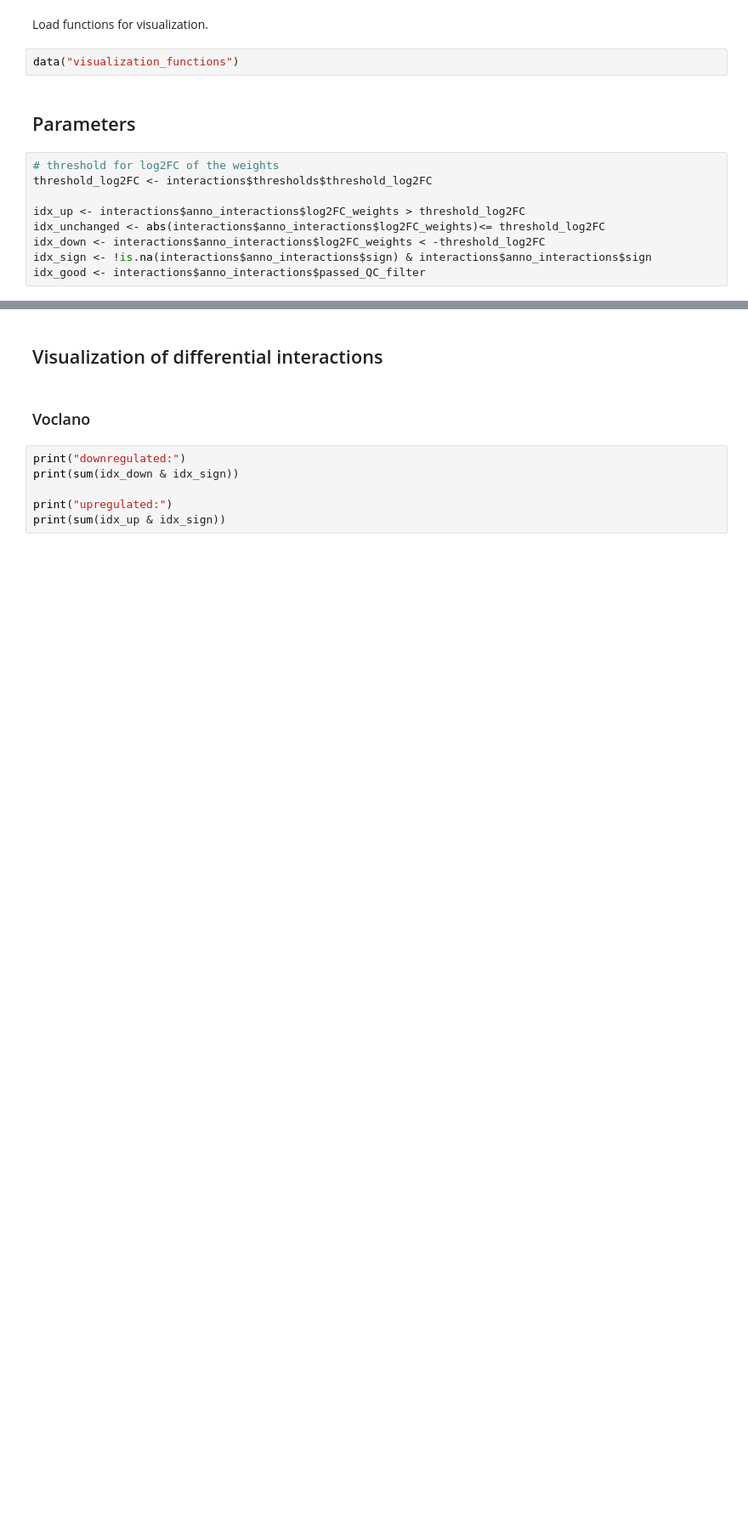
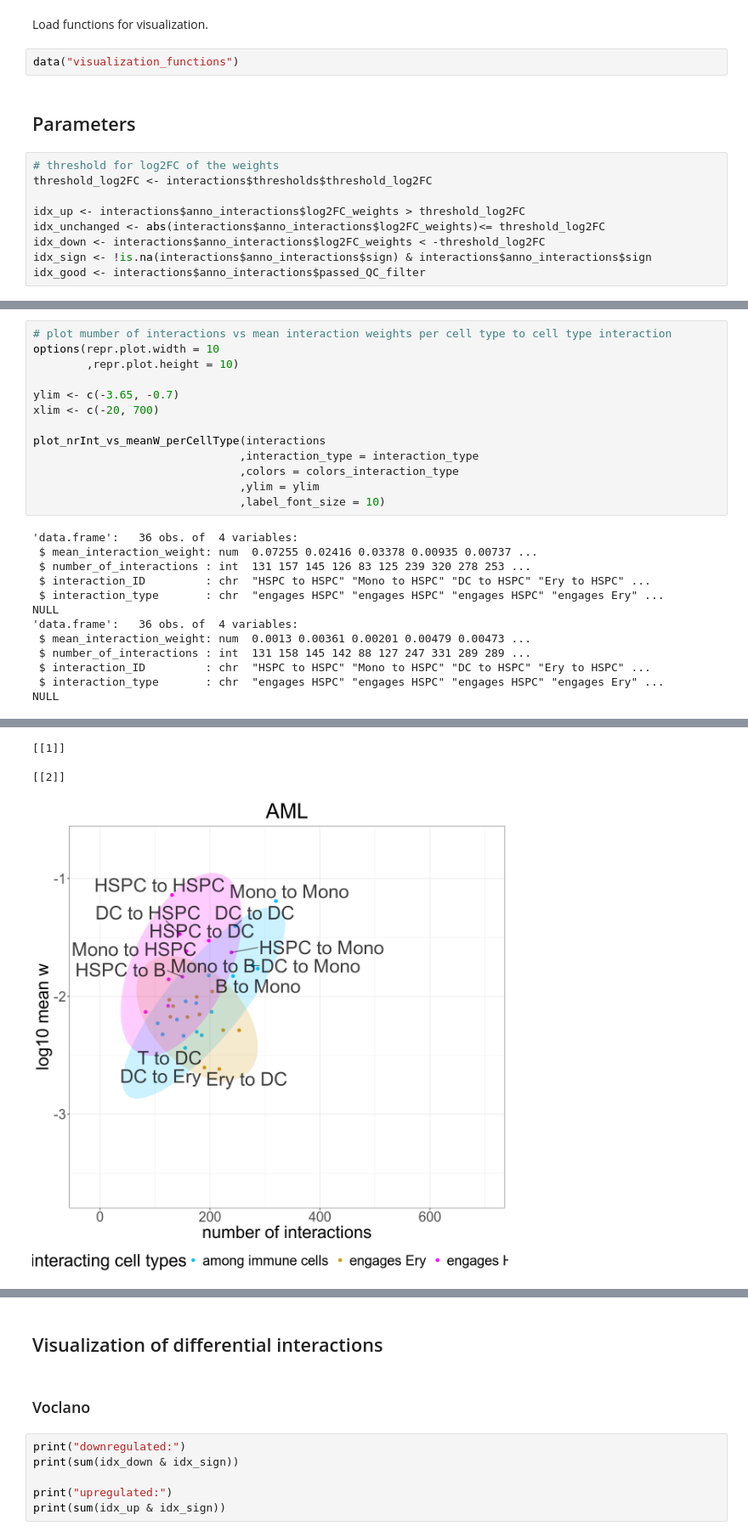
Before and after one commit to SoloveyMaria/community, a Jupyter notebook: docs/showcase_notebooks/vanGalen_Oetjen/visualization.ipynb, the cells around one changed output, grey strips where cells are left out. Shown at 85% size. Cells and saved outputs as stored; diff of their text form; blank space fills up the shorter version.

Commit message:
added visualisations

```diff
--- a/docs/showcase_notebooks/vanGalen_Oetjen/visualization.ipynb
+++ b/docs/showcase_notebooks/vanGalen_Oetjen/visualization.ipynb
@@ -37,0 +141,26 @@ idx_good <- interactions$anno_interactions$passed_QC_filter
+# %%
+# plot mumber of interactions vs mean interaction weights per cell type to cell type interaction
+options(repr.plot.width = 10
+        ,repr.plot.height = 10)
+
+ylim <- c(-3.65, -0.7)
+xlim <- c(-20, 700)
+
+plot_nrInt_vs_meanW_perCellType(interactions
+                               ,interaction_type = interaction_type
+                               ,colors = colors_interaction_type
+                               ,ylim = ylim
+                               ,label_font_size = 10)
+# %% [output]
+'data.frame':   36 obs. of  4 variables:
+ $ mean_interaction_weight: num  0.07255 0.02416 0.03378 0.00935 0.00737 ...
+ $ number_of_interactions : int  131 157 145 126 83 125 239 320 278 253 ...
+ $ interaction_ID         : chr  "HSPC to HSPC" "Mono to HSPC" "DC to HSPC" "Ery to HSPC" ...
+ $ interaction_type       : chr  "engages HSPC" "engages HSPC" "engages HSPC" "engages Ery" ...
+NULL
+'data.frame':   36 obs. of  4 variables:
+ $ mean_interaction_weight: num  0.0013 0.00361 0.00201 0.00479 0.00473 ...
+ $ number_of_interactions : int  131 158 145 142 88 127 247 331 289 289 ...
+ $ interaction_ID         : chr  "HSPC to HSPC" "Mono to HSPC" "DC to HSPC" "Ery to HSPC" ...
+ $ interaction_type       : chr  "engages HSPC" "engages HSPC" "engages HSPC" "engages Ery" ...
+NULL
@@ -37,0 +171,4 @@ idx_good <- interactions$anno_interactions$passed_QC_filter
+[[1]]
+
+[[2]]
+[figure, added]
```
Also changed, not shown: parts of 38 cells of this notebook.
